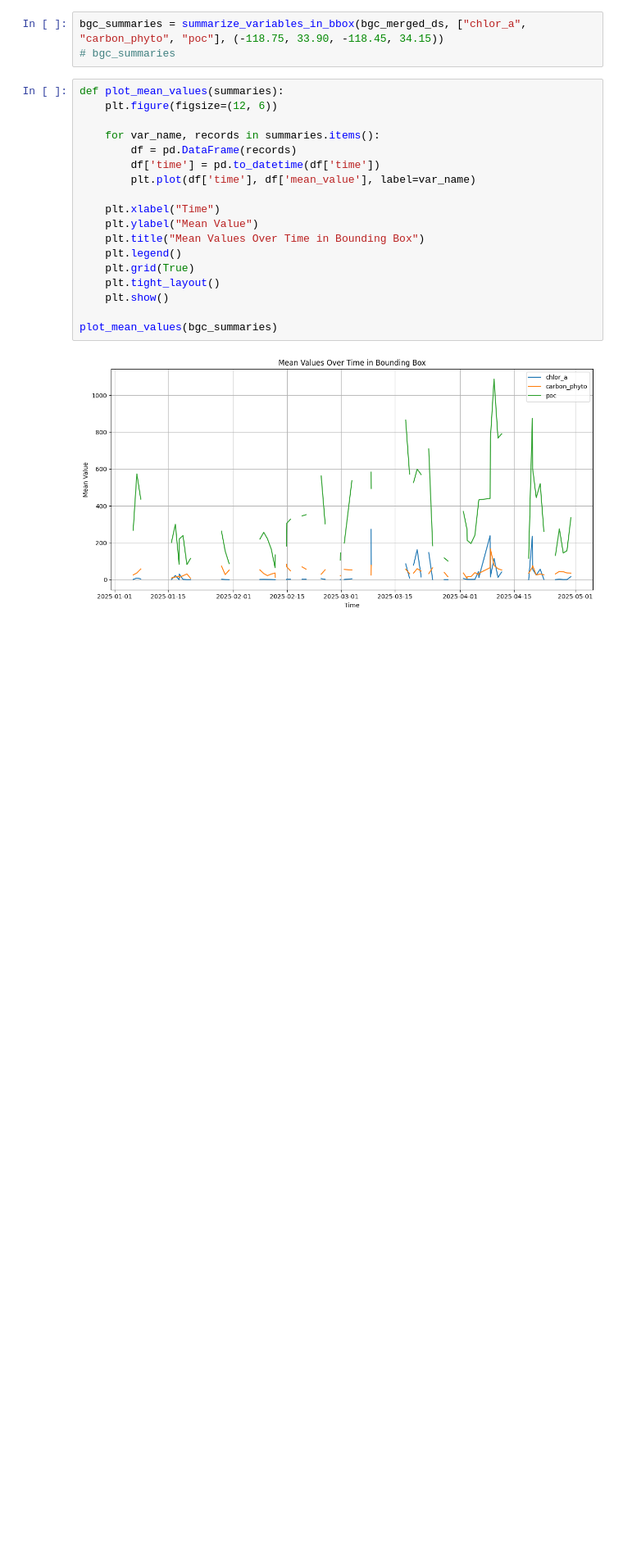
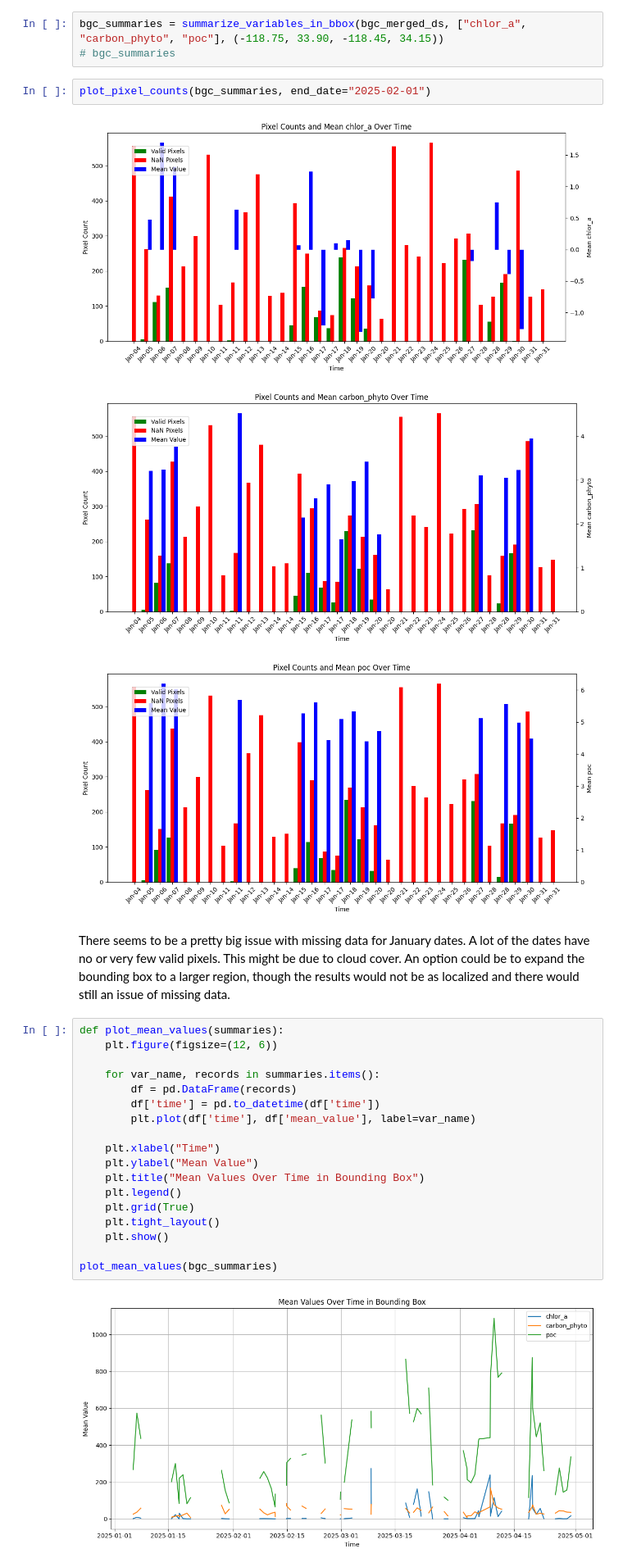
Before and after one commit to katelyn-wang/pace-wildfires, a Jupyter notebook: notebooks/la_fires_analysis.ipynb, the cells around one changed output. Shown at 82% size. Saved outputs shown, nothing was run; the diff lists cells and outputs as text; blank space fills up the shorter version.

```diff
--- a/notebooks/la_fires_analysis.ipynb
+++ b/notebooks/la_fires_analysis.ipynb
@@ -298,6 +361,14 @@ def summarize_variables_in_bbox(ds, variable_names, bbox):
 # %%
 bgc_summaries = summarize_variables_in_bbox(bgc_merged_ds, ["chlor_a", "carbon_phyto", "poc"], (-118.75, 33.90, -118.45, 34.15))
 # bgc_summaries
+# %%
+plot_pixel_counts(bgc_summaries, end_date="2025-02-01")
+# %% [output]
+[figure, added]
+[figure, added]
+[figure, added]
+# %% [markdown]
+There seems to be a pretty big issue with missing data for January dates. A lot of the dates have no or very few valid pixels. This might be due to cloud cover. An option could be to expand the bounding box to a larger region, though the results would not be as localized and there would still an issue of missing data.
 # %%
 def plot_mean_values(summaries):
     plt.figure(figsize=(12, 6))
```
Also changed, not shown: parts of 12 cells of this notebook.
